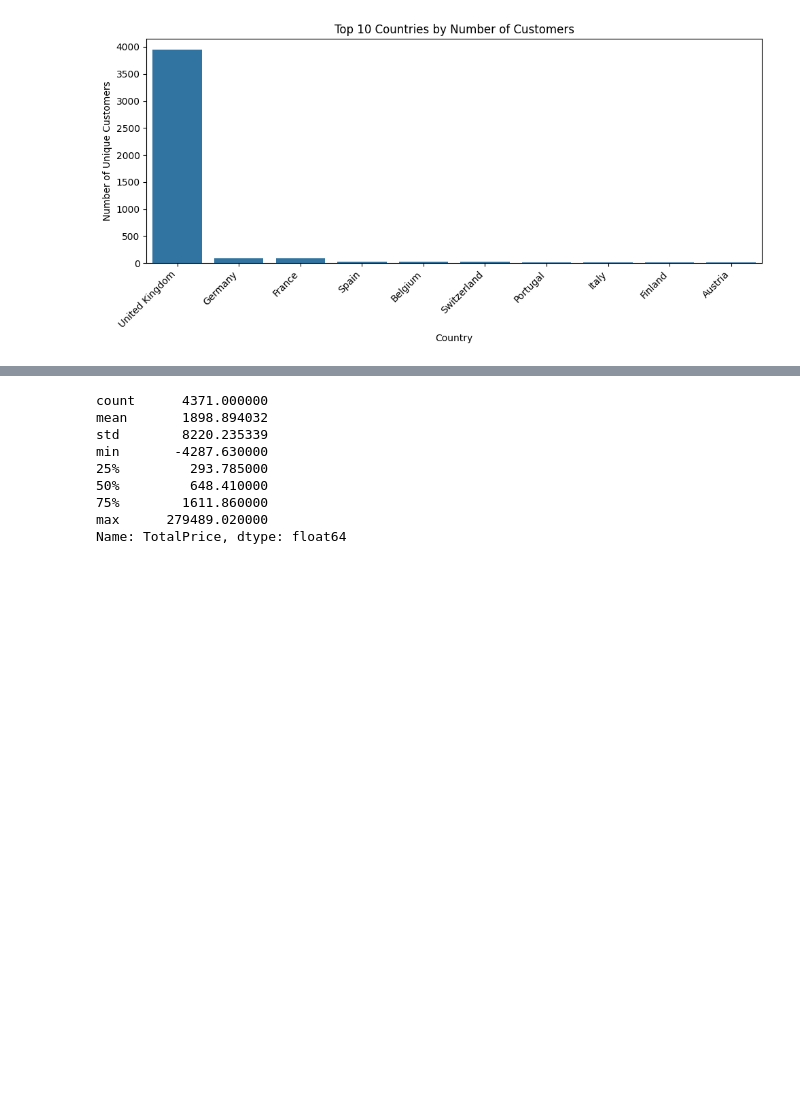
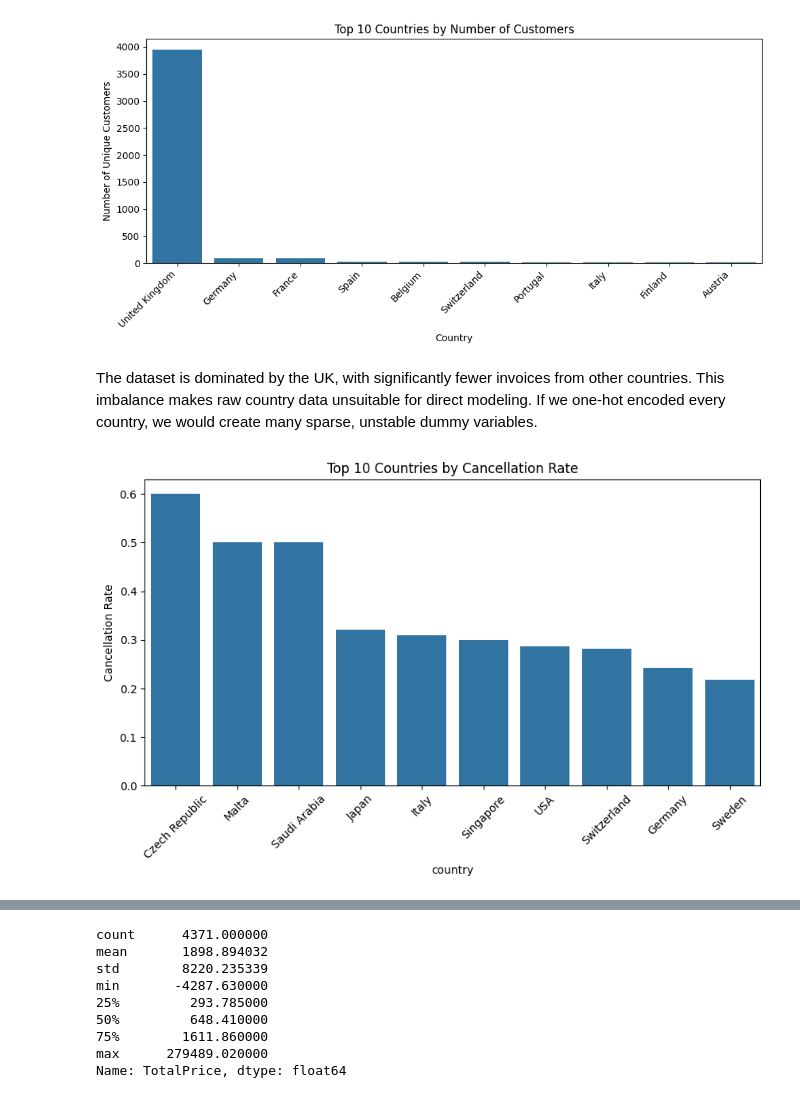
Before and after one commit to jz024/online_retail, a Jupyter notebook: final_project_ver2.ipynb, the cells around one changed output, grey strips where cells are left out. Cells and saved outputs as stored; diff of their text form; code cells hidden in the pictures; blank space fills up the shorter version.

```diff
--- a/final_project_ver2.ipynb
+++ b/final_project_ver2.ipynb
@@ -674,3 +651,25 @@ plt.tight_layout()
 plt.show()
 # %% [output]
 [figure]
+# %% [markdown]
+The dataset is dominated by the UK, with significantly fewer invoices from other countries. This imbalance makes raw country data unsuitable for direct modeling. If we one-hot encoded every country, we would create many sparse, unstable dummy variables.
+# %%
+cancel_rate_by_country = (
+    invoice_df.groupby("country")["is_cancel"]
+    .mean()
+    .reset_index(name="cancel_rate")
+    .sort_values("cancel_rate", ascending=False)
+)
+# %%
+plt.figure(figsize=(10,5))
+sns.barplot(
+    data=cancel_rate_by_country.head(10),
+    x="country",
+    y="cancel_rate"
+)
+plt.xticks(rotation=45)
+plt.title("Top 10 Countries by Cancellation Rate")
+plt.ylabel("Cancellation Rate")
+plt.show()
+# %% [output]
+[figure, added]
```
Also changed, not shown: parts of 23 cells of this notebook.
